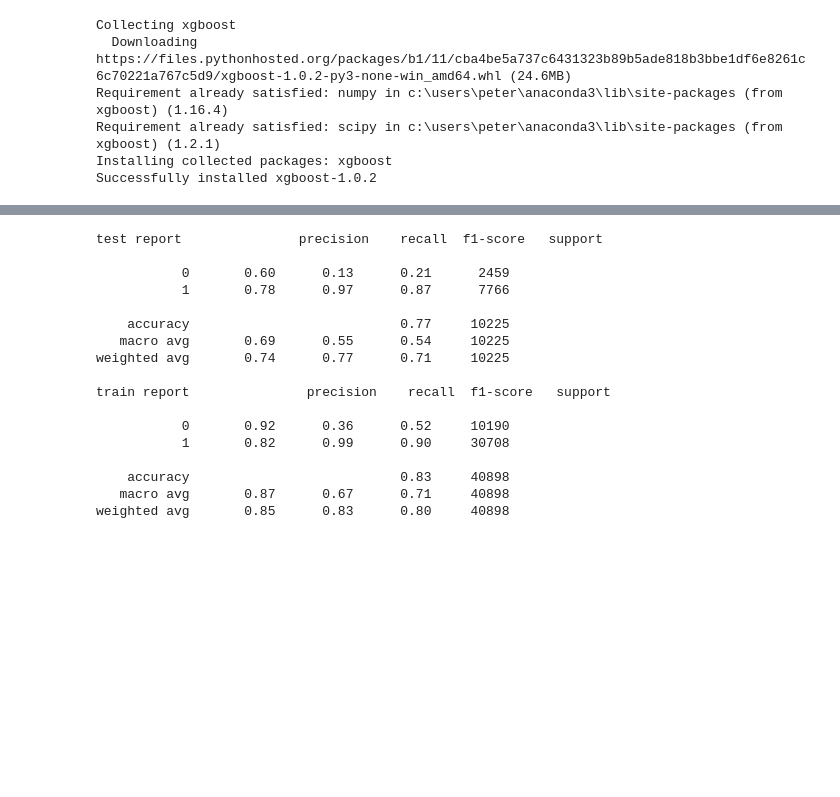
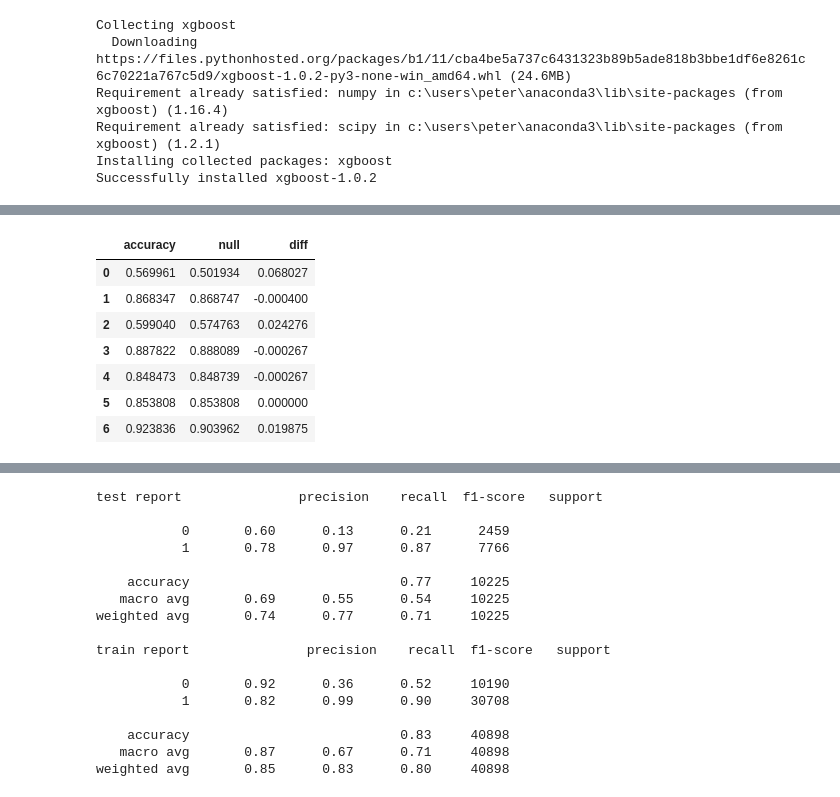
Before and after one commit to Pete-Best/genre-classification, a Jupyter notebook: Models_PE.ipynb, the cells around one changed output, grey strips where cells are left out. Drawn from its saved outputs; the diff is of its cells as text; code cells hidden in the pictures; blank space fills up the shorter version.

```diff
--- a/Models_PE.ipynb
+++ b/Models_PE.ipynb
@@ -376,0 +287,25 @@ eval(gb_pred_vec)
+# %%
+#initialize and fit models
+#doc2vec rock balanced
+# ~5 min runtime
+
+gb_bal1 = GradientBoostingClassifier()
+gb_bal1.fit(X_train_balance,y_train_bal1)
+
+gb_bal2 = GradientBoostingClassifier()
+gb_bal2.fit(X_train_balance,y_train_bal2)
+
+gb_bal3 = GradientBoostingClassifier()
+gb_bal3.fit(X_train_balance,y_train_bal3)
+
+gb_bal4 = GradientBoostingClassifier()
+gb_bal4.fit(X_train_balance,y_train_bal4)
+
+gb_bal5 = GradientBoostingClassifier()
+gb_bal5.fit(X_train_balance,y_train_bal5)
+
+gb_bal6 = GradientBoostingClassifier()
+gb_bal6.fit(X_train_balance,y_train_bal6)
+
+gb_bal7 = GradientBoostingClassifier()
+gb_bal7.fit(X_train_balance,y_train_bal7)
@@ -376,0 +323,25 @@ eval(gb_pred_vec)
+# %%
+#test and evaluate models
+gb_bal1pred = gb_bal1.predict(X_test_balance)
+gb_bal2pred = gb_bal2.predict(X_test_balance)
+gb_bal3pred = gb_bal3.predict(X_test_balance)
+gb_bal4pred = gb_bal4.predict(X_test_balance)
+gb_bal5pred = gb_bal5.predict(X_test_balance)
+gb_bal6pred = gb_bal6.predict(X_test_balance)
+gb_bal7pred = gb_bal7.predict(X_test_balance)
+
+gb_pred_bal = pd.DataFrame({'rock':gb_bal1pred, 'singer-songwriter':gb_bal2pred, 'pop':gb_bal3pred,
+              'metal':gb_bal4pred, 'folk':gb_bal5pred, 'country':gb_bal6pred, 'hip hop / rap':gb_bal7pred})
+
+gb_pred_bal = np.array(gb_pred_bal)
+
+eval_balance(gb_pred_bal)
+# %% [output]
+|  | accuracy | null | diff |
+| 0 | 0.569961 | 0.501934 | 0.068027 |
+| 1 | 0.868347 | 0.868747 | -0.000400 |
+| 2 | 0.599040 | 0.574763 | 0.024276 |
+| 3 | 0.887822 | 0.888089 | -0.000267 |
+| 4 | 0.848473 | 0.848739 | -0.000267 |
+| 5 | 0.853808 | 0.853808 | 0.000000 |
+| 6 | 0.923836 | 0.903962 | 0.019875 |
```
Also changed, not shown: parts of 55 cells of this notebook, 1 other file.
